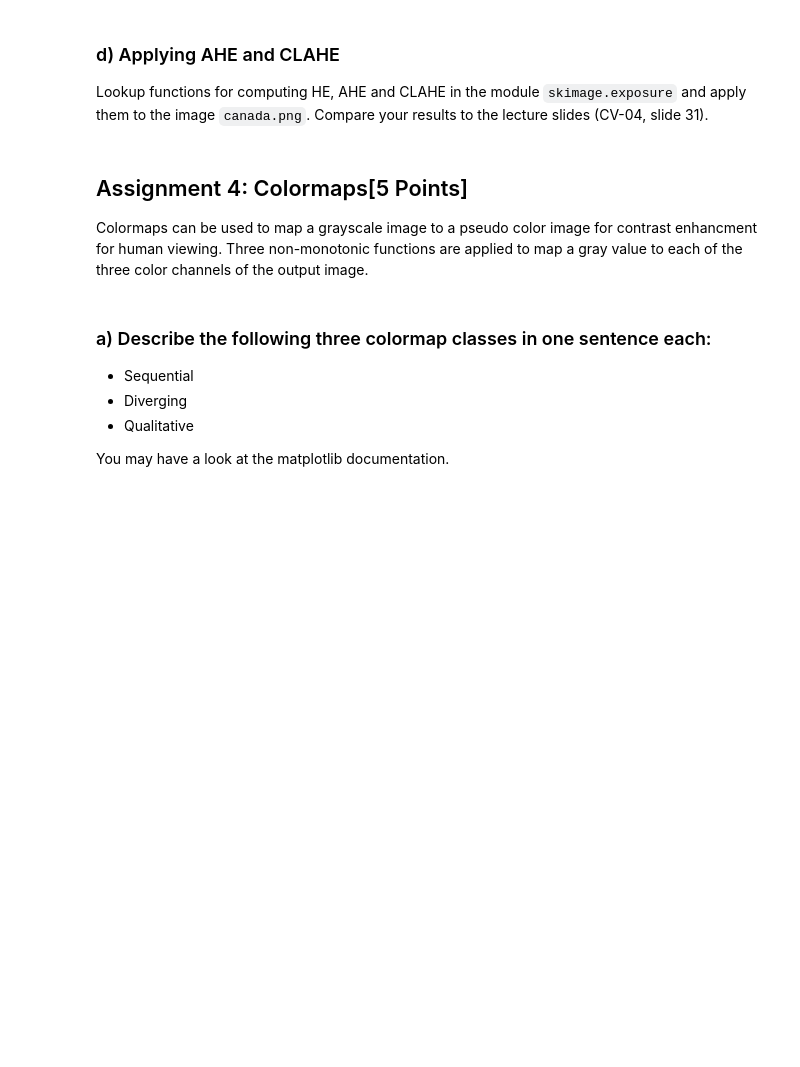
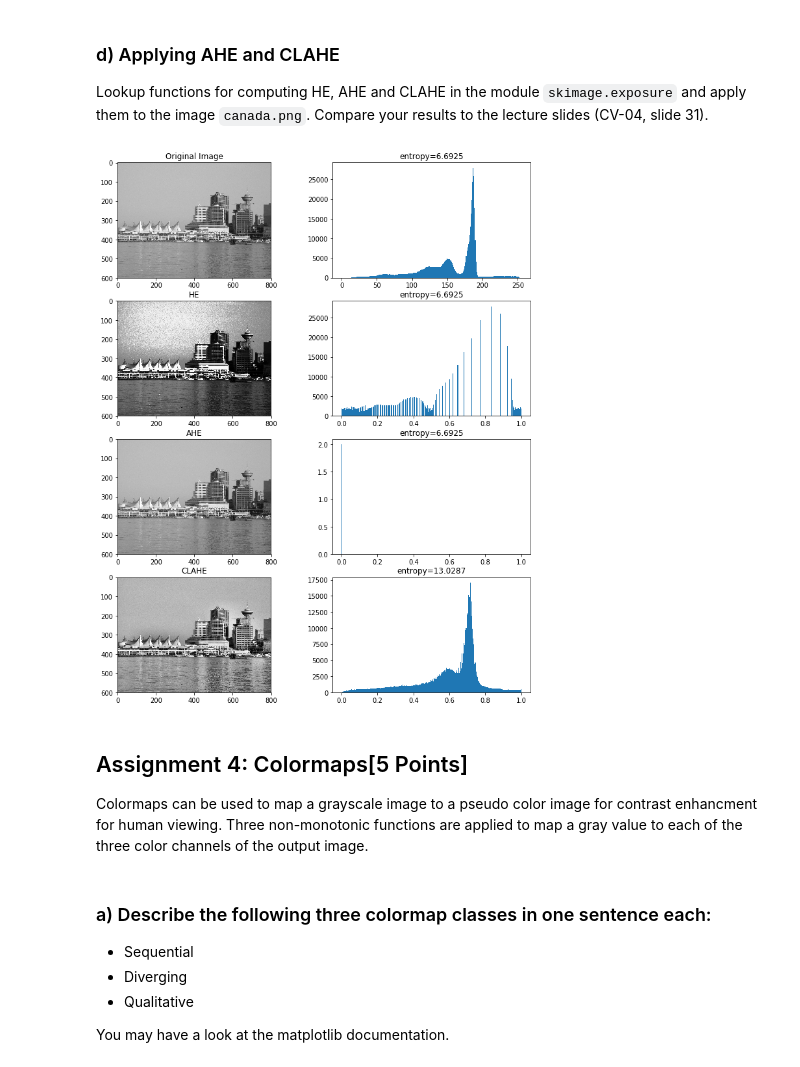
Before and after one commit to shorty-longbottom97/Computer_Vision, a Jupyter notebook: sheet02/sheet02.ipynb, the cells around one changed output. Cells and saved outputs as stored; diff of their text form; code cells hidden in the pictures; blank space fills up the shorter version.

```diff
--- a/sheet02/sheet02.ipynb
+++ b/sheet02/sheet02.ipynb
@@ -301,44 +309,50 @@ Lookup functions for computing HE, AHE and CLAHE in the module `skimage.exposure
 # YOUR CODE HERE
 from imageio import imread
 import matplotlib.pyplot as plt
+import skimage.exposure as exposure
 
 img = imread('images/canada.png', pilmode='L')
 
-img_he = img # CHANGE THIS
+img_he = exposure.equalize_hist(img, nbins=256, mask=None) # CHANGE THIS
+
+# SOMEHOW, NORMAL AHE IS NOT AVAILABLE IN EXPOSURE
 img_ahe = img # CHANGE THIS
-img_clahe = img # CHANGE THIS
+
+img_clahe = exposure.equalize_adapthist(img, kernel_size=None, clip_limit=0.01, nbins=256) # CHANGE THIS
 # YOUR CODE HERE
 
 plt.figure(figsize=(12, 15))
 plt.subplot(4,2,1)
 plt.title("Original Image")
 plt.imshow(img)
 plt.subplot(4,2,2)
 plt.title("entropy={:.4f}".format(entropy(img)))
 plt.hist(img.flatten(), 256, (0, 255))
 
 plt.subplot(4,2,3)
 plt.title("HE")
 plt.imshow(img_he)
 plt.subplot(4,2,4)
 plt.title("entropy={:.4f}".format(entropy(img_he)))
 plt.hist(img_he.flatten(), 256, (0, 1))
 
 plt.subplot(4,2,5)
 plt.title("AHE")
 plt.imshow(img_ahe)
 plt.subplot(4,2,6)
 plt.title("entropy={:.4f}".format(entropy(img_ahe)))
 plt.hist(img_ahe.flatten(), 256, (0, 1))
 
 plt.subplot(4,2,7)
 plt.title("CLAHE")
 plt.imshow(img_clahe)
 plt.subplot(4,2,8)
 plt.title("entropy={:.4f}".format(entropy(img_clahe)))
 plt.hist(img_clahe.flatten(), 256, (0, 1))
 
 plt.show()
+# %% [output]
+[figure, added]
 # %% [markdown]
 ## Assignment 4: Colormaps[5 Points]
 
```
Also changed, not shown: parts of 11 cells of this notebook.
